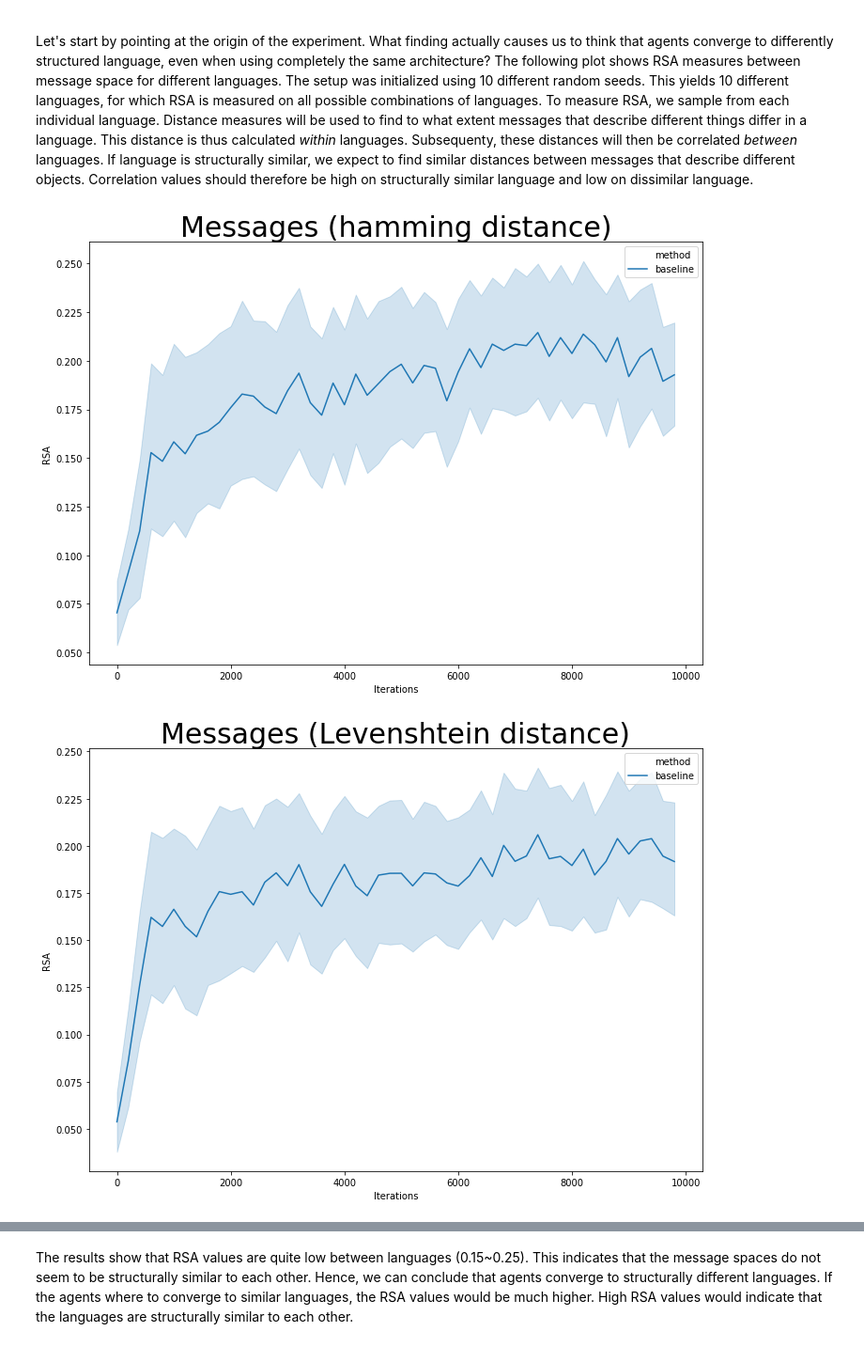
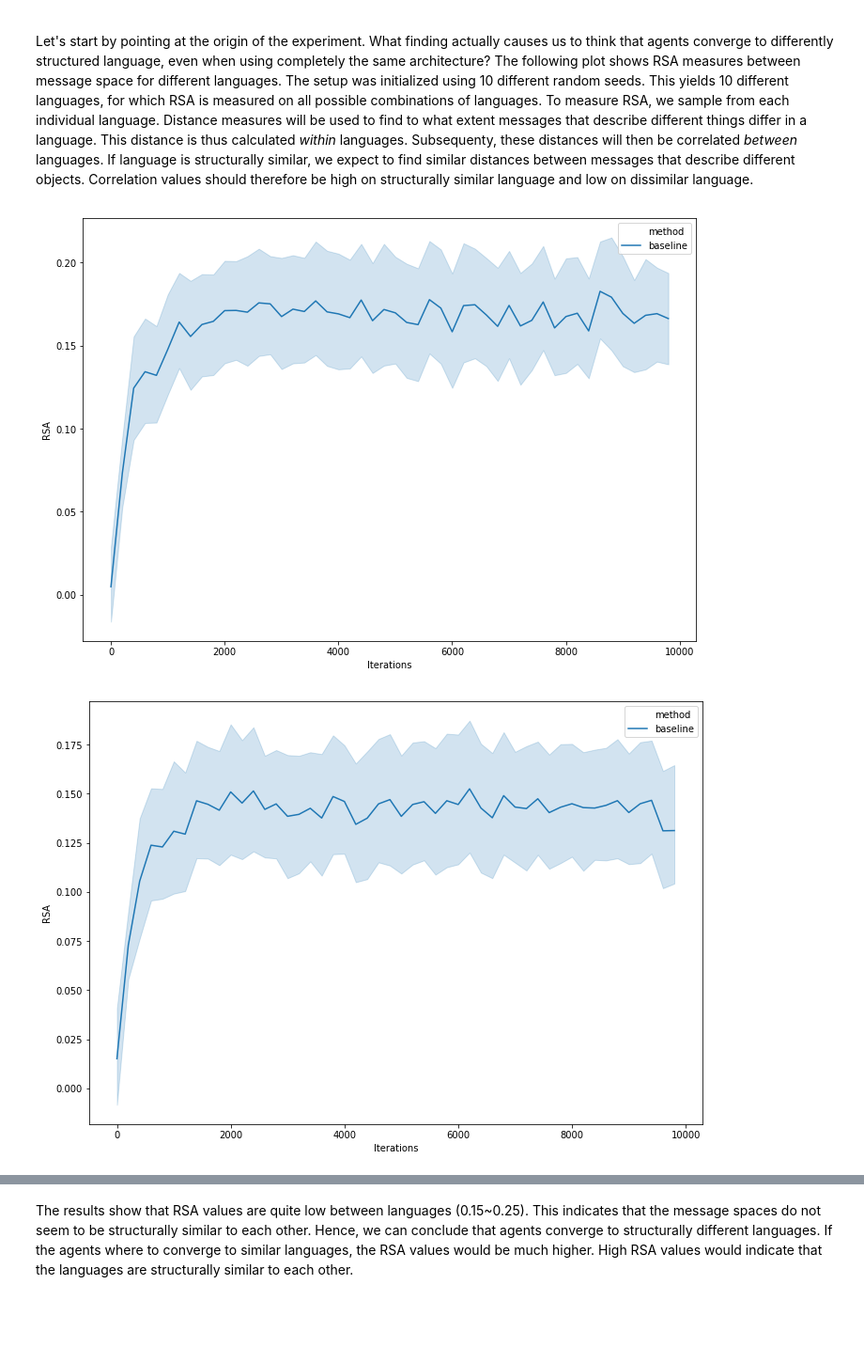
Before and after one commit to OscarLigthart/TopographicSimilarity, a Jupyter notebook: Overview Experiments.ipynb, the cells around one changed output, grey strips where cells are left out. Shown: that part at 94% size. Drawn from its saved outputs; the diff is of its cells as text; code cells hidden in the pictures; blank space fills up the shorter version.

```diff
--- a/Overview Experiments.ipynb
+++ b/Overview Experiments.ipynb
@@ -35,6 +35,6 @@ baseline_path = 'runs/lstm_max_len_10_vocab_25_attr_5'
 # %%
 def get_run_name(run:str)->str:
-    if run == 'lstm_max_len_10_vocab_25_attr_5':
+    if run == 'lstm_max_len_5_vocab_3_attr_5':
         return 'baseline'
     else:
         return run
@@ -89,13 +89,16 @@ def plot_metric(paths, metric="loss", run='baseline', ylabel=None, show_error=Tr
     runs = np.array(runs)
 
     # voeg hier metrics toe
-    d = {'Iterations': iterations, "Run": runs, metric: values}
-    ax = sns.lineplot(ax=ax, x='Iterations', y=metric, hue="Run", data=pd.DataFrame(data=d))
+    #d = {'Iterations': iterations, "Run": runs, metric: values}
+    #ax = sns.lineplot(ax=ax, x='Iterations', y=metric, hue="Run", data=pd.DataFrame(data=d))
 
+    d = {'Iterations': iterations, metric: values}
+    ax = sns.lineplot(ax=ax, x='Iterations', y=metric, data=pd.DataFrame(data=d))
 
+    plt.ylabel('Accuracy')
     if title is None:
         title = metric.replace('_', ' ').title()
-    ax.set_title(title, fontsize=30)
+    #ax.set_title(title, fontsize=30)
     plt.show()
 
 
@@ -169,6 +172,10 @@ def plot_rsa_metric(results, metric, ylabel=None, show_error=True,
                 continue
 
             for g in sorted(list(result[metric][s].keys())):
+
+                if int(g) == 10000:
+                    continue
+
                 generations.append(g)
                 values.append(result[metric][s][g])
                 run_names.append(metric)
@@ -192,7 +199,7 @@ def plot_rsa_metric(results, metric, ylabel=None, show_error=True,
 
     if title is None:
         title = metric.replace('_', ' ').title()
-    ax.set_title(title, fontsize=30)
+    #ax.set_title(title, fontsize=30)
 
     plt.show()
 # %%
@@ -221,13 +228,19 @@ Let's start by pointing at the origin of the experiment. What finding actually c
 # %%
 RSA_BASELINE = pickle.load(open(f'{baseline_path}/rsa_analysis.pkl', 'rb'))
 
 RSA_ANALYSIS = {'baseline': RSA_BASELINE}
 
 for k in RSA_BASELINE:
     if k == "ham_messages":
-        plot_rsa_metric(RSA_ANALYSIS, metric=k, title="Messages (hamming distance)")
+        plot_rsa_metric(RSA_ANALYSIS, metric=k)#, title="Cross-seed RSA on Messages")
     elif k == "lev_messages":
         plot_rsa_metric(RSA_ANALYSIS, metric=k, title="Messages (Levenshtein distance)")
+
+paths = [
+        'runs/lstm_max_len_5_vocab_5_attr_5',
+        ]
+
+plot_metric(paths, 'acc', title='Accuracy')
 # %% [output]
-[figure, old version]
+[figure, new version]
-[figure, old version]
+[figure, new version]
```
Also changed, not shown: parts of 3 cells of this notebook, 9 other files.
